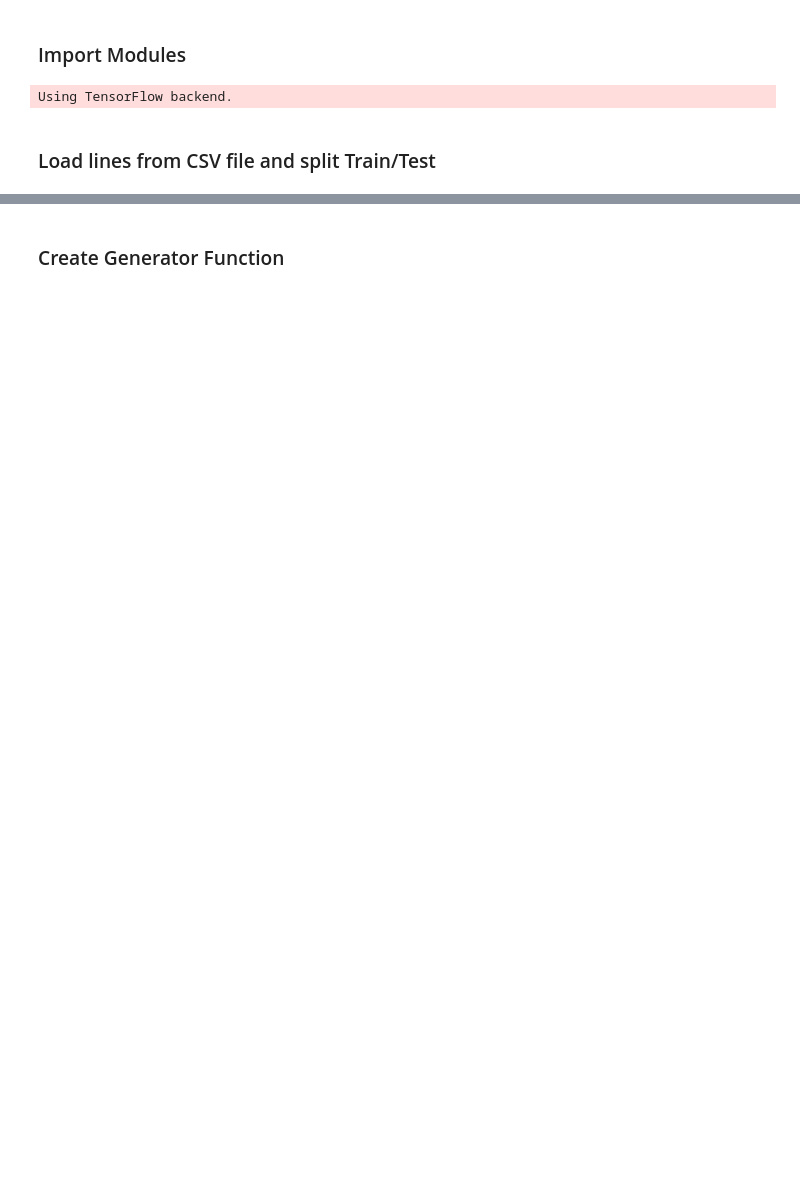
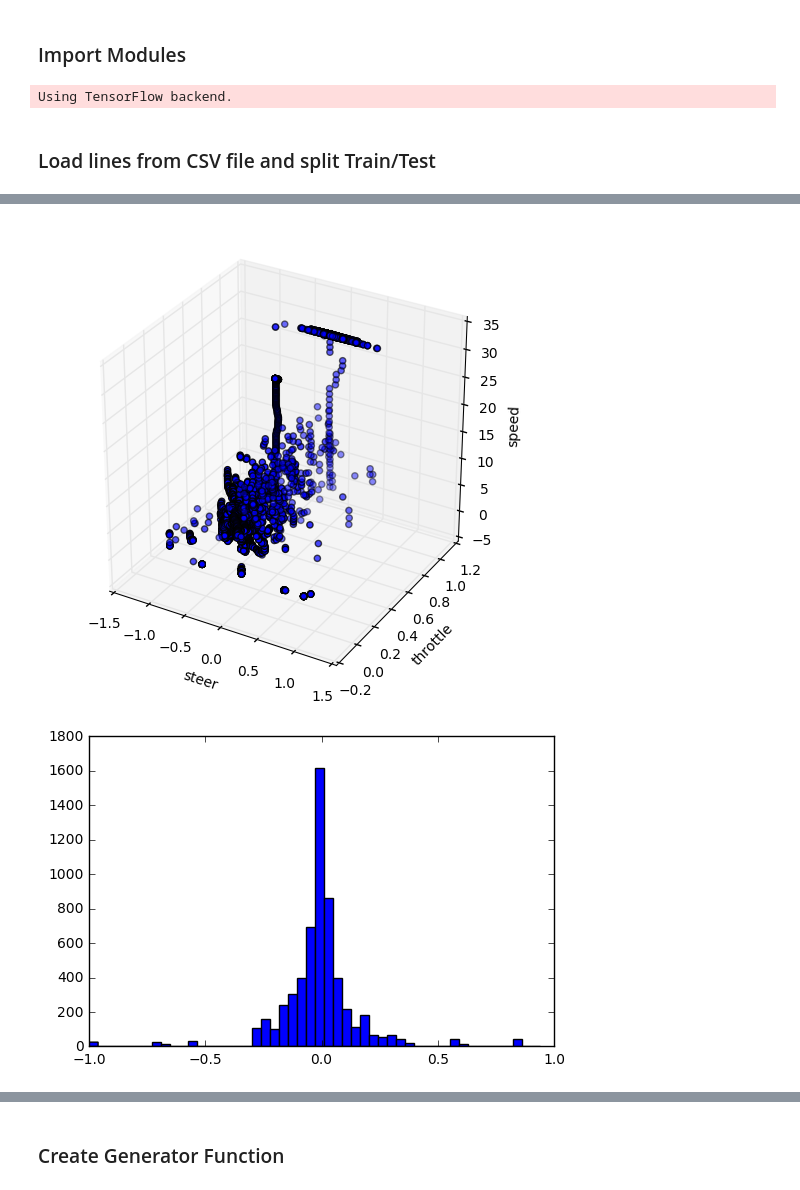
Before and after one commit to JLee21/Udacity-Self-Driving-Car-NanoDegree-Term-1, a Jupyter notebook: p3-behavioural-cloning/carnd-behavioral-cloning-p3/ai-model-notebook.ipynb, the cells around one changed output, grey strips where cells are left out. Cells and saved outputs as stored; diff of their text form; code cells hidden in the pictures; blank space fills up the shorter version.

```diff
--- a/p3-behavioural-cloning/carnd-behavioral-cloning-p3/ai-model-notebook.ipynb
+++ b/p3-behavioural-cloning/carnd-behavioral-cloning-p3/ai-model-notebook.ipynb
@@ -154,0 +178,48 @@ Done! Elapsed time(ms)  ==>  1.00
+# %%
+from mpl_toolkits.mplot3d import Axes3D
+
+steer = [float(lines[x][3]) for x in range(len(lines))]
+throttle = [float(lines[x][4]) for x in range(len(lines))]
+brake = [float(lines[x][5]) for x in range(len(lines))]
+speed = [float(lines[x][6]) for x in range(len(lines))]
+
+fig = plt.figure(figsize=(6,6))
+ax = fig.add_subplot(111, projection='3d')
+ax.scatter(steer, throttle, speed)
+ax.set_xlabel('steer')
+ax.set_ylabel('throttle')
+ax.set_zlabel('speed')
+plt.show();
+
+h, x, y = np.histogram2d(steer, throttle, bins=200)
+plt.hist(steer, bins=50)
+plt.show();
+
+
+plt.figure(figsize=(6,6))
+
+plt.subplot(221)
+plt.scatter(steer, speed)
+plt.xlabel('steering')
+plt.ylabel('speed')
+
+plt.subplot(222)
+plt.scatter(steer, throttle, color='m')
+plt.xlabel('steering')
+plt.ylabel('throttle')
+
+plt.subplot(223)
+plt.scatter(steer, brake, color='r')
+plt.xlabel('steering')
+plt.ylabel('brake')
+
+plt.subplot(224)
+plt.scatter(throttle, speed, color='g')
+plt.xlabel('throttle')
+plt.ylabel('speed')
+
+
+plt.show();
+# %% [output]
+[figure, added]
+[figure, added]
```
Also changed, not shown: parts of 32 cells of this notebook.
